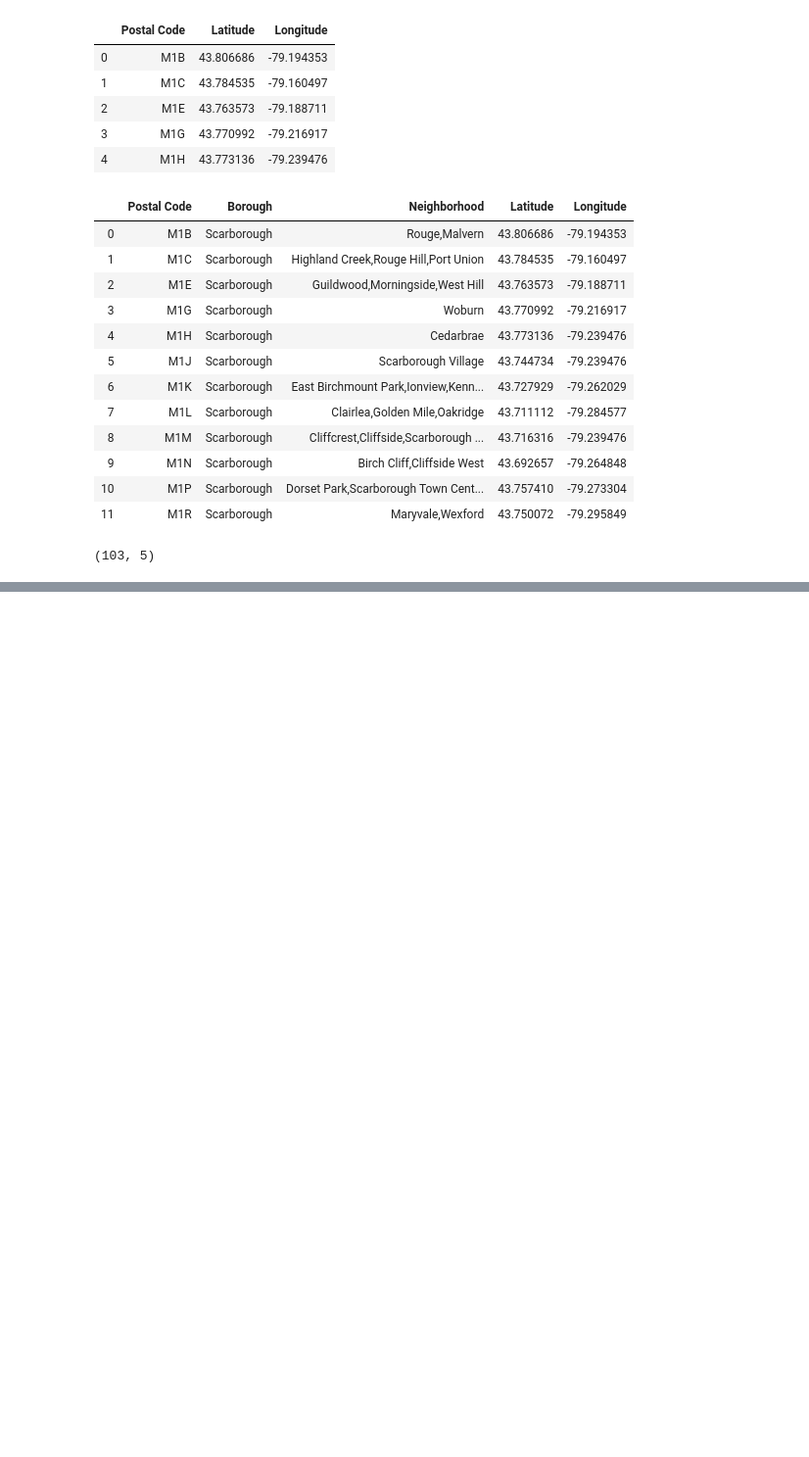
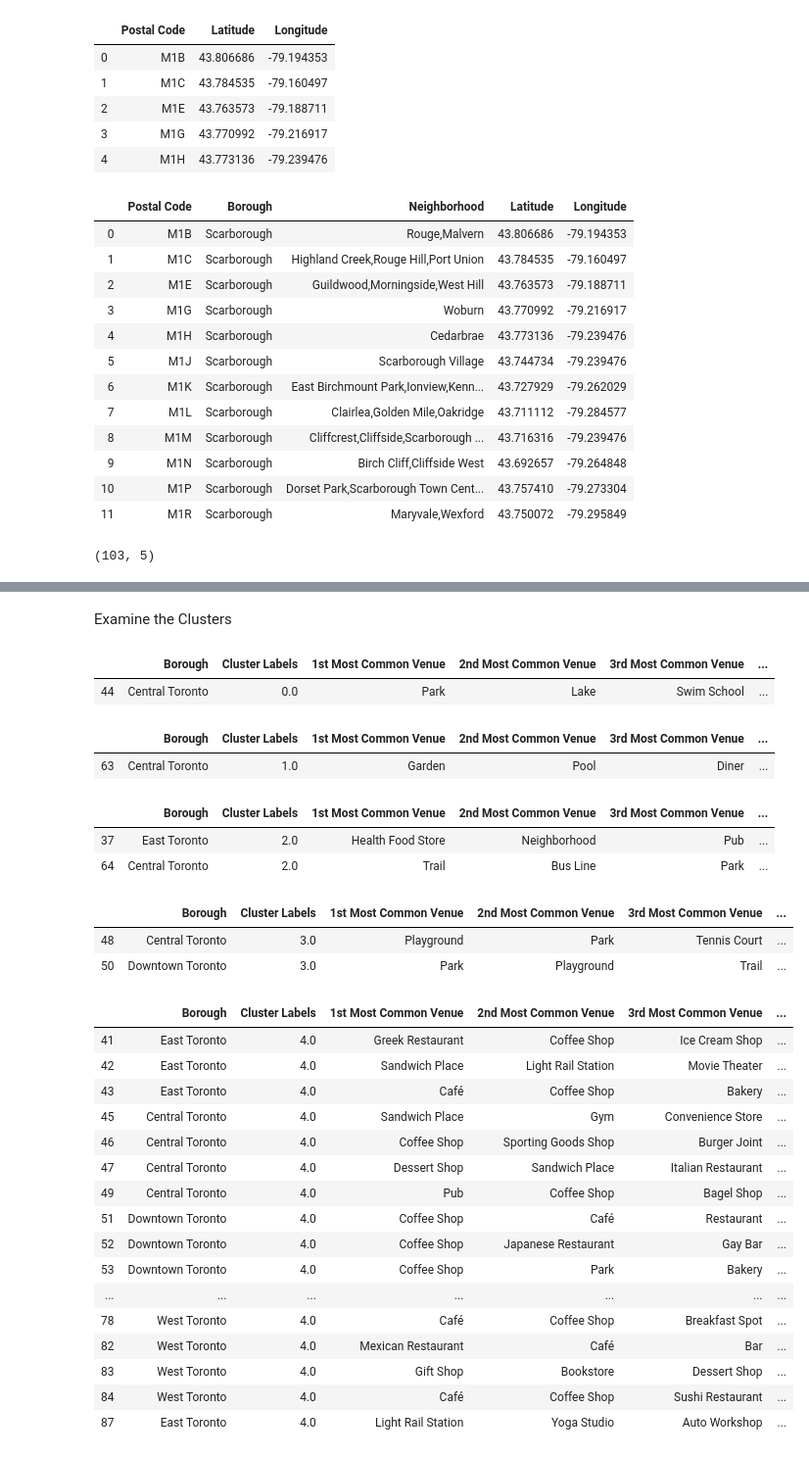
Before and after one commit to VaahtioTiina/Capstone-Sport-Facilities-in-Amsterdam, a Jupyter notebook: Python Capstone Toronto Neighborhoods 20191229.ipynb, the cells around one changed output, grey strips where cells are left out. Shown: that part at 98% size. Saved outputs shown, nothing was run; the diff lists cells and outputs as text; code cells hidden in the pictures; blank space fills up the shorter version.

```diff
--- a/Python Capstone Toronto Neighborhoods 20191229.ipynb
+++ b/Python Capstone Toronto Neighborhoods 20191229.ipynb
@@ -89,0 +429,49 @@ df_toronto_geo.shape
+# %% [markdown]
+Examine the Clusters
+# %%
+#Cluster 1
+toronto_merged.loc[toronto_merged['Cluster Labels'] == 0, toronto_merged.columns[[1] + list(range(5, toronto_merged.shape[1]))]]
+# %% [output]
+|  | Borough | Cluster Labels | 1st Most Common Venue | 2nd Most Common Venue | 3rd Most Common Venue | ... |
+| 44 | Central Toronto | 0.0 | Park | Lake | Swim School | ... |
+# %%
+#Cluster 2
+toronto_merged.loc[toronto_merged['Cluster Labels'] == 1, toronto_merged.columns[[1] + list(range(5, toronto_merged.shape[1]))]]
+# %% [output]
+|  | Borough | Cluster Labels | 1st Most Common Venue | 2nd Most Common Venue | 3rd Most Common Venue | ... |
+| 63 | Central Toronto | 1.0 | Garden | Pool | Diner | ... |
+# %%
+#Cluster 3
+toronto_merged.loc[toronto_merged['Cluster Labels'] == 2, toronto_merged.columns[[1] + list(range(5, toronto_merged.shape[1]))]]
+# %% [output]
+|  | Borough | Cluster Labels | 1st Most Common Venue | 2nd Most Common Venue | 3rd Most Common Venue | ... |
+| 37 | East Toronto | 2.0 | Health Food Store | Neighborhood | Pub | ... |
+| 64 | Central Toronto | 2.0 | Trail | Bus Line | Park | ... |
+# %%
+#Cluster 4
+toronto_merged.loc[toronto_merged['Cluster Labels'] == 3, toronto_merged.columns[[1] + list(range(5, toronto_merged.shape[1]))]]
+# %% [output]
+|  | Borough | Cluster Labels | 1st Most Common Venue | 2nd Most Common Venue | 3rd Most Common Venue | ... |
+| 48 | Central Toronto | 3.0 | Playground | Park | Tennis Court | ... |
+| 50 | Downtown Toronto | 3.0 | Park | Playground | Trail | ... |
+# %%
+#Cluster 5
+toronto_merged.loc[toronto_merged['Cluster Labels'] == 4, toronto_merged.columns[[1] + list(range(5, toronto_merged.shape[1]))]]
+# %% [output]
+|  | Borough | Cluster Labels | 1st Most Common Venue | 2nd Most Common Venue | 3rd Most Common Venue | ... |
+| 41 | East Toronto | 4.0 | Greek Restaurant | Coffee Shop | Ice Cream Shop | ... |
+| 42 | East Toronto | 4.0 | Sandwich Place | Light Rail Station | Movie Theater | ... |
+| 43 | East Toronto | 4.0 | Café | Coffee Shop | Bakery | ... |
+| 45 | Central Toronto | 4.0 | Sandwich Place | Gym | Convenience Store | ... |
+| 46 | Central Toronto | 4.0 | Coffee Shop | Sporting Goods Shop | Burger Joint | ... |
+| 47 | Central Toronto | 4.0 | Dessert Shop | Sandwich Place | Italian Restaurant | ... |
+| 49 | Central Toronto | 4.0 | Pub | Coffee Shop | Bagel Shop | ... |
+| 51 | Downtown Toronto | 4.0 | Coffee Shop | Café | Restaurant | ... |
+| 52 | Downtown Toronto | 4.0 | Coffee Shop | Japanese Restaurant | Gay Bar | ... |
+| 53 | Downtown Toronto | 4.0 | Coffee Shop | Park | Bakery | ... |
+| ... | ... | ... | ... | ... | ... | ... |
+| 78 | West Toronto | 4.0 | Café | Coffee Shop | Breakfast Spot | ... |
+| 82 | West Toronto | 4.0 | Mexican Restaurant | Café | Bar | ... |
+| 83 | West Toronto | 4.0 | Gift Shop | Bookstore | Dessert Shop | ... |
+| 84 | West Toronto | 4.0 | Café | Coffee Shop | Sushi Restaurant | ... |
+| 87 | East Toronto | 4.0 | Light Rail Station | Yoga Studio | Auto Workshop | ... |
```
Also changed, not shown: parts of 18 cells of this notebook.
